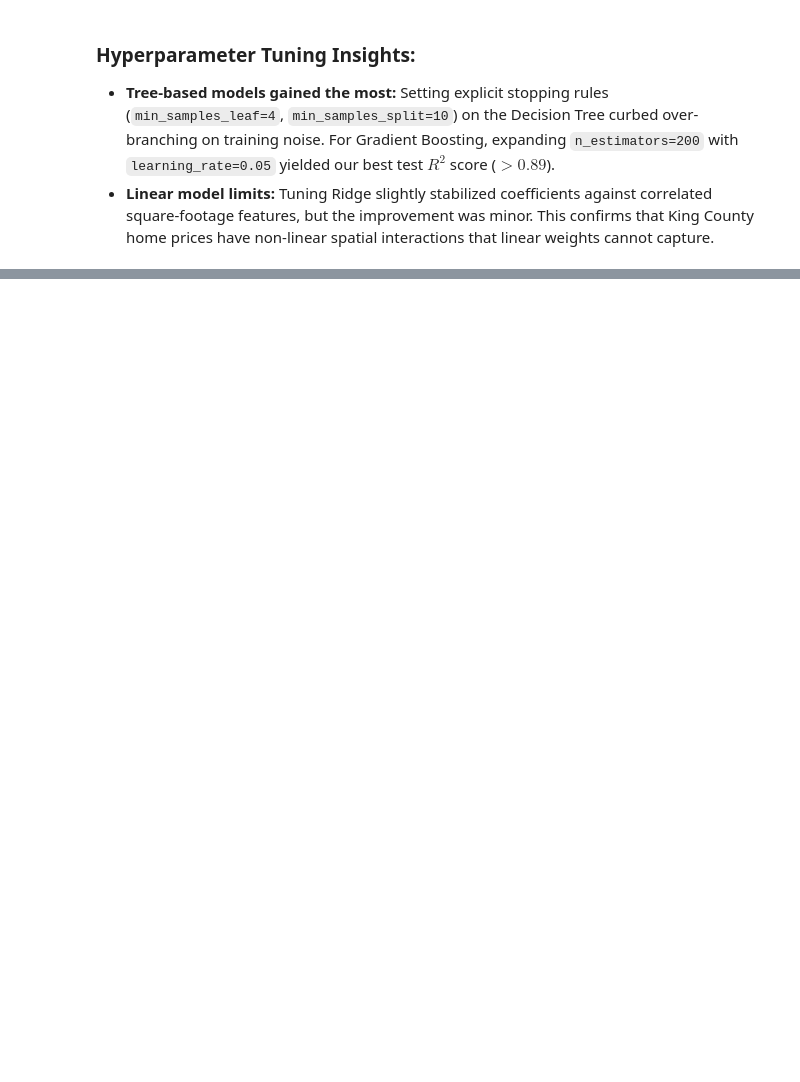
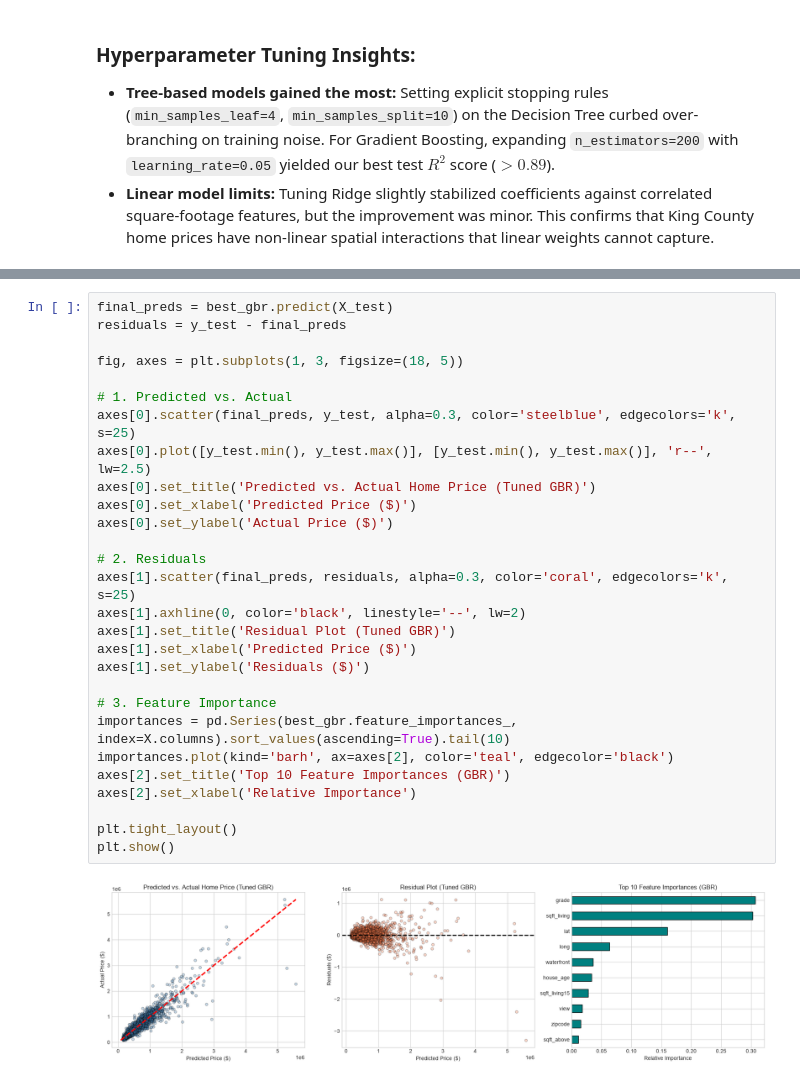
Before and after one commit to Karthik-2006-cell/ml-capstone-project, a Jupyter notebook: notebooks/Regression.ipynb, the cells around one changed output, grey strips where cells are left out. Cells and saved outputs as stored; diff of their text form; blank space fills up the shorter version.

```diff
--- a/notebooks/Regression.ipynb
+++ b/notebooks/Regression.ipynb
@@ -549,0 +556,30 @@ display(tuning_summary)
+# %%
+final_preds = best_gbr.predict(X_test)
+residuals = y_test - final_preds
+
+fig, axes = plt.subplots(1, 3, figsize=(18, 5))
+
+# 1. Predicted vs. Actual
+axes[0].scatter(final_preds, y_test, alpha=0.3, color='steelblue', edgecolors='k', s=25)
+axes[0].plot([y_test.min(), y_test.max()], [y_test.min(), y_test.max()], 'r--', lw=2.5)
+axes[0].set_title('Predicted vs. Actual Home Price (Tuned GBR)')
+axes[0].set_xlabel('Predicted Price ($)')
+axes[0].set_ylabel('Actual Price ($)')
+
+# 2. Residuals
+axes[1].scatter(final_preds, residuals, alpha=0.3, color='coral', edgecolors='k', s=25)
+axes[1].axhline(0, color='black', linestyle='--', lw=2)
+axes[1].set_title('Residual Plot (Tuned GBR)')
+axes[1].set_xlabel('Predicted Price ($)')
+axes[1].set_ylabel('Residuals ($)')
+
+# 3. Feature Importance
+importances = pd.Series(best_gbr.feature_importances_, index=X.columns).sort_values(ascending=True).tail(10)
+importances.plot(kind='barh', ax=axes[2], color='teal', edgecolor='black')
+axes[2].set_title('Top 10 Feature Importances (GBR)')
+axes[2].set_xlabel('Relative Importance')
+
+plt.tight_layout()
+plt.show()
+# %% [output]
+[figure, added]
```
Also changed, not shown: parts of 2 cells of this notebook.
